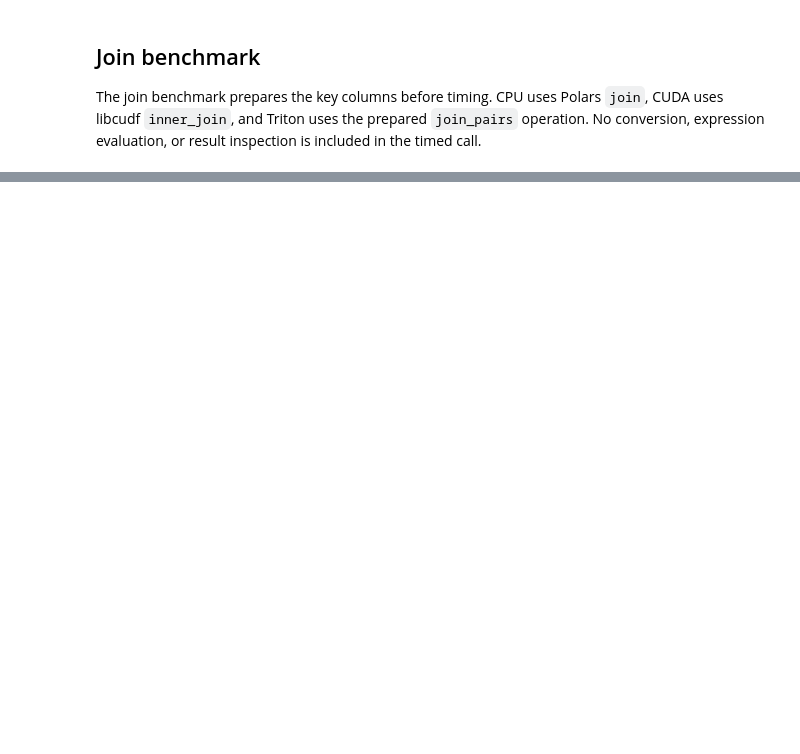
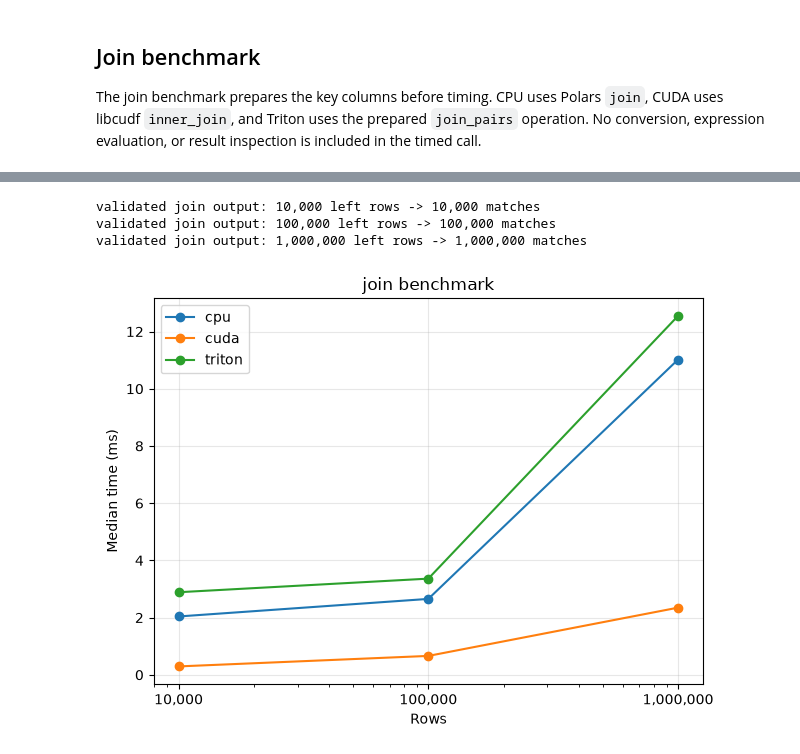
Before and after one commit to llm-db/compiler-assisted-computing-kernel-optimizations-for-gpu-accelerated-query-processing, a Jupyter notebook: notebooks/cudf_triton_analysis.ipynb, the cells around one changed output, grey strips where cells are left out. Cells and saved outputs as stored; diff of their text form; code cells hidden in the pictures; blank space fills up the shorter version.

```diff
--- a/notebooks/cudf_triton_analysis.ipynb
+++ b/notebooks/cudf_triton_analysis.ipynb
@@ -152,16 +194,5 @@ Materializing or inspecting results is intentionally excluded from the benchmark
 # %%
-for num_rows, case in filter_cases.items():
-    cpu_result = case["cpu"]()
-    cuda_result = case["cuda"]()
-    triton_result = case["triton"]()
-    cudf_stream.synchronize()
-    triton_result.stream.synchronize()
-
-    expected_rows = case["expected_rows"]
-    assert cpu_result.height == expected_rows
-    assert cuda_result.num_rows == expected_rows
-    assert triton_result.num_rows == expected_rows
-    print(f"validated filter output: {num_rows:,} rows -> {expected_rows:,} rows")
+validate(filter_cases)
 # %% [output]
 validated filter output: 200,000 rows -> 100,247 rows
 validated filter output: 2,000,000 rows -> 998,734 rows
@@ -196,0 +268,3 @@ The join benchmark prepares the key columns before timing. CPU uses Polars `join
+# %%
+join_results = benchmark(join_cases, warmups=warmups, repeats=repeats, name="join")
+join_results
@@ -196,0 +287,22 @@ The join benchmark prepares the key columns before timing. CPU uses Polars `join
+# %%
+for num_rows, case in join_cases.items():
+    cpu_result = case["cpu"]()
+    cuda_left, cuda_right = case["cuda"]()
+    triton_left, triton_right = case["triton"]()
+    cudf_stream.synchronize()
+
+    expected_rows = case["expected_rows"]
+    assert cpu_result.height == expected_rows
+    assert cuda_left.size() == expected_rows
+    assert cuda_right.size() == expected_rows
+    assert triton_left.numel() == expected_rows
+    assert triton_right.numel() == expected_rows
+    print(f"validated join output: {num_rows:,} left rows -> {expected_rows:,} matches")
+# %% [output]
+validated join output: 10,000 left rows -> 10,000 matches
+validated join output: 100,000 left rows -> 100,000 matches
+validated join output: 1,000,000 left rows -> 1,000,000 matches
+# %%
+plot(join_results, "join benchmark")
+# %% [output]
+[figure, added]
```
Also changed, not shown: parts of 31 cells of this notebook, 6 other files.
